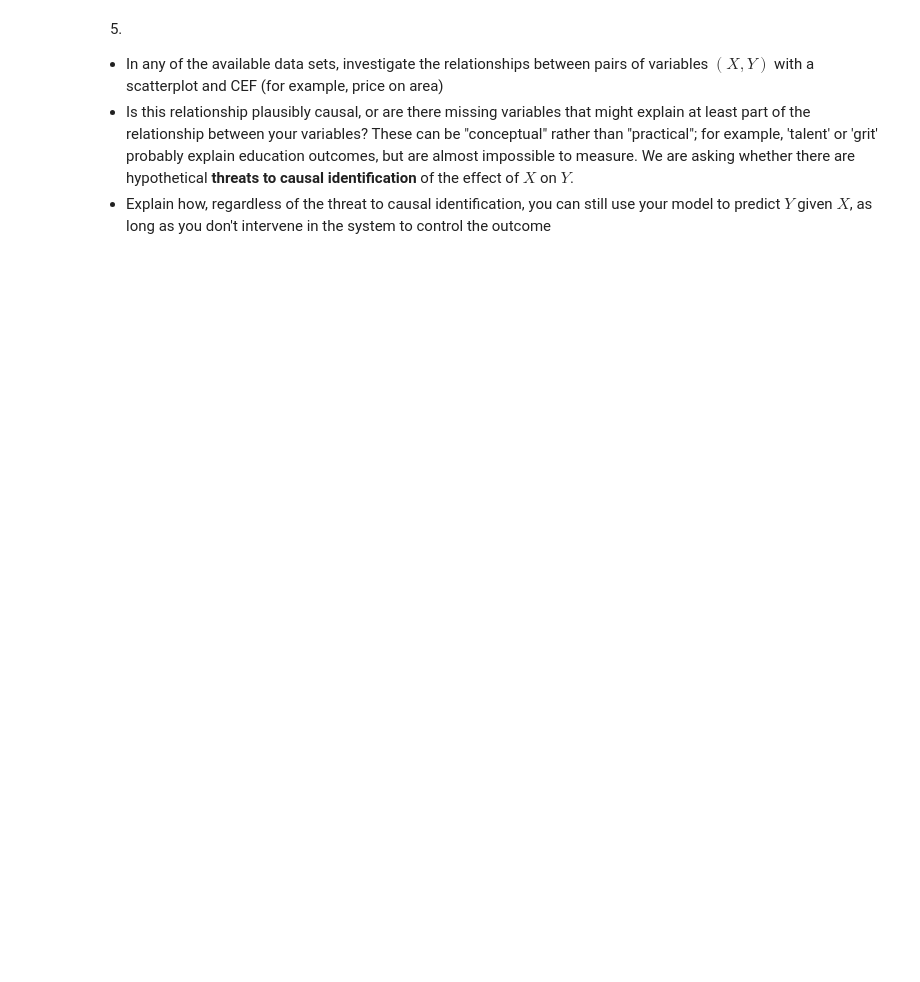
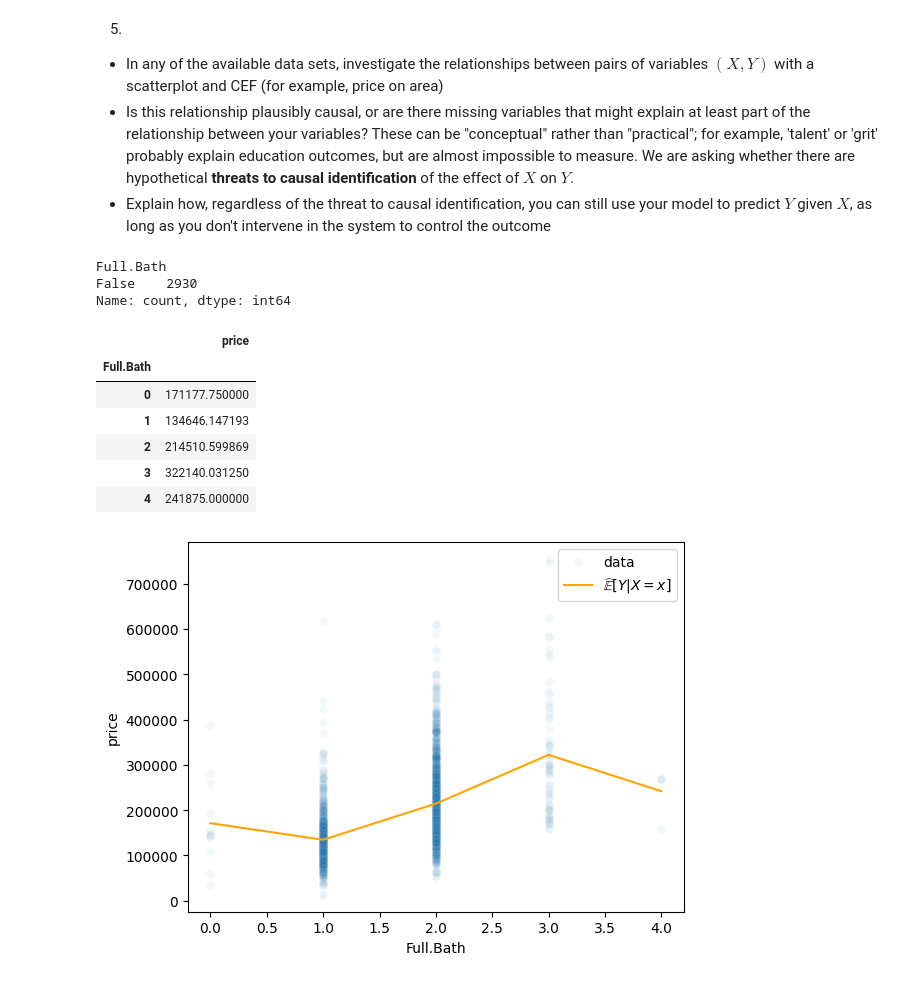
Before and after one commit to gegeorge25/DS5030_public_repo_grace_george, a Jupyter notebook: assignment_3.ipynb, the cells around one changed output. Drawn from its saved outputs; the diff is of its cells as text; code cells hidden in the pictures; blank space fills up the shorter version.

```diff
--- a/assignment_3.ipynb
+++ b/assignment_3.ipynb
@@ -99,3 +212,27 @@ Show that the solution to this problem is the LCLS/Naradaya-Watson estimator.
 - In any of the available data sets, investigate the relationships between pairs of variables $(X,Y)$ with a scatterplot and CEF (for example, price on area)
 - Is this relationship plausibly causal, or are there missing variables that might explain at least part of the relationship between your variables? These can be "conceptual" rather than "practical"; for example, 'talent' or 'grit' probably explain education outcomes, but are almost impossible to measure. We are asking whether there are hypothetical **threats to causal identification** of the effect of $X$ on $Y$.
 - Explain how, regardless of the threat to causal identification, you can still use your model to predict $Y$ given $X$, as long as you don't intervene in the system to control the outcome
+# %%
+housing=pd.read_csv('/Users/graceegeorge/DS5030_public_repo/data/ames_prices.csv')
+# %%
+housing['Full.Bath'].value_counts()
+housing['Full.Bath'].isna().value_counts()
+# %% [output]
+Full.Bath
+False    2930
+Name: count, dtype: int64
+# %%
+means = housing.loc[:,['price','Full.Bath']].groupby('Full.Bath').mean()
+sns.scatterplot(data=housing, y='price', x='Full.Bath',alpha=.05, label='data')
+sns.lineplot(data=means, x='Full.Bath',y='price',color='orange', label='$\\widehat{\\mathbb{E}}[Y|X=x]$')
+
+means
+# %% [output]
+|  | price |
+| Full.Bath |  |
+| 0 | 171177.750000 |
+| 1 | 134646.147193 |
+| 2 | 214510.599869 |
+| 3 | 322140.031250 |
+| 4 | 241875.000000 |
+[figure, added]
```
Also changed, not shown: parts of 23 cells of this notebook, 3 other files.
